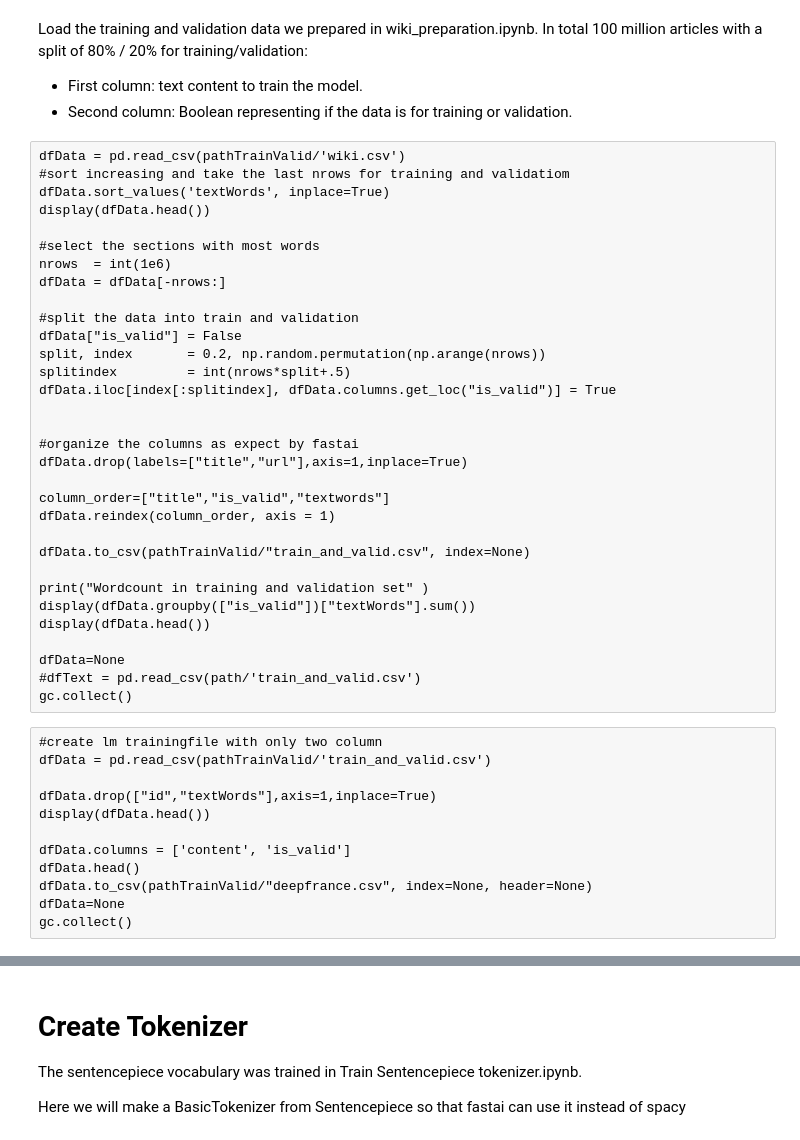
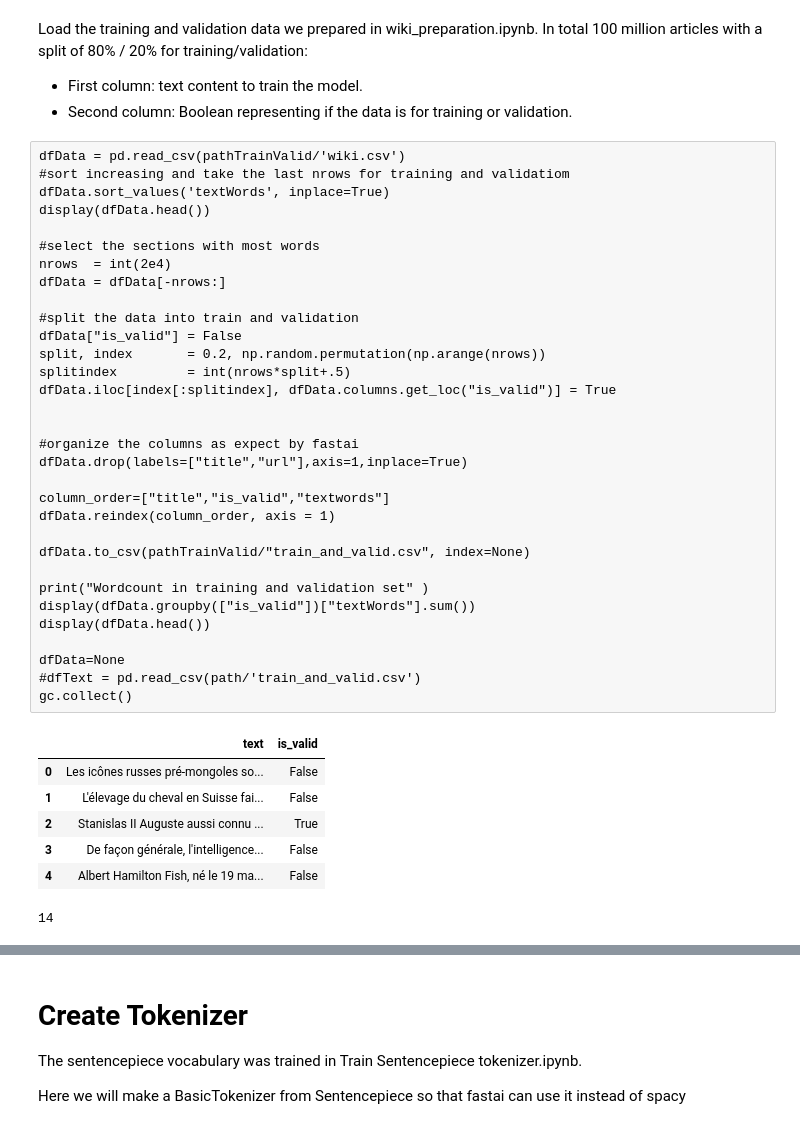
Before and after one commit to kasparlund/nlp, a Jupyter notebook: ULMFiT - Training.ipynb, the cells around one changed output, grey strips where cells are left out. Drawn from its saved outputs; the diff is of its cells as text; code cells hidden in the pictures.

```diff
--- a/ULMFiT - Training.ipynb
+++ b/ULMFiT - Training.ipynb
@@ -19,7 +19,7 @@ dfData.sort_values('textWords', inplace=True)
 display(dfData.head())
 
 #select the sections with most words
-nrows  = int(1e6)
+nrows  = int(2e4)
 dfData = dfData[-nrows:]
 
 #split the data into train and validation
@@ -44,15 +44,23 @@ display(dfData.head())
 dfData=None
 #dfText = pd.read_csv(path/'train_and_valid.csv')
 gc.collect()
-# %% [raw]
-#create lm trainingfile with only two column
-dfData = pd.read_csv(pathTrainValid/'train_and_valid.csv')
-
-dfData.drop(["id","textWords"],axis=1,inplace=True)
-display(dfData.head())
-
-dfData.columns = ['content', 'is_valid']
-dfData.head()
-dfData.to_csv(pathTrainValid/"deepfrance.csv", index=None, header=None)
-dfData=None
-gc.collect()
+# %%
+#create lm trainingfile with only two column
+dfData = pd.read_csv(pathTrainValid/'train_and_valid.csv')
+
+dfData.drop(["id","textWords"],axis=1,inplace=True)
+display(dfData.head())
+
+dfData.columns = ['content', 'is_valid']
+dfData.head()
+dfData.to_csv(pathTrainValid/"deepfrance.csv", index=None, header=None)
+dfData=None
+gc.collect()
+# %% [output]
+|  | text | is_valid |
+| 0 | Les icônes russes pré-mongoles so... | False |
+| 1 | L'élevage du cheval en Suisse fai... | False |
+| 2 | Stanislas II Auguste aussi connu ... | True |
+| 3 | De façon générale, l'intelligence... | False |
+| 4 | Albert Hamilton Fish, né le 19 ma... | False |
+14
```
Also changed, not shown: parts of 11 cells of this notebook.
